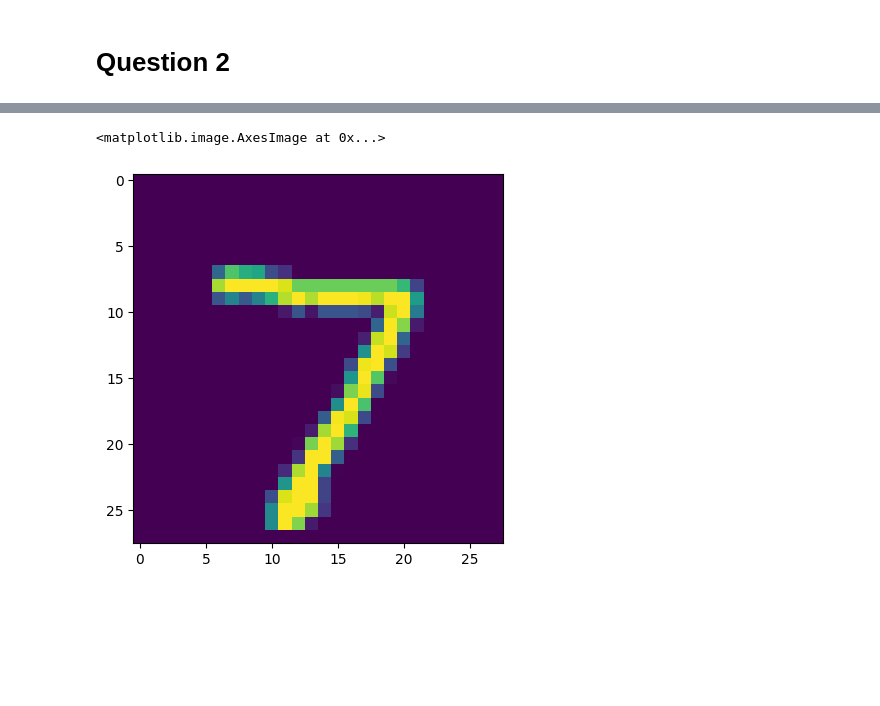
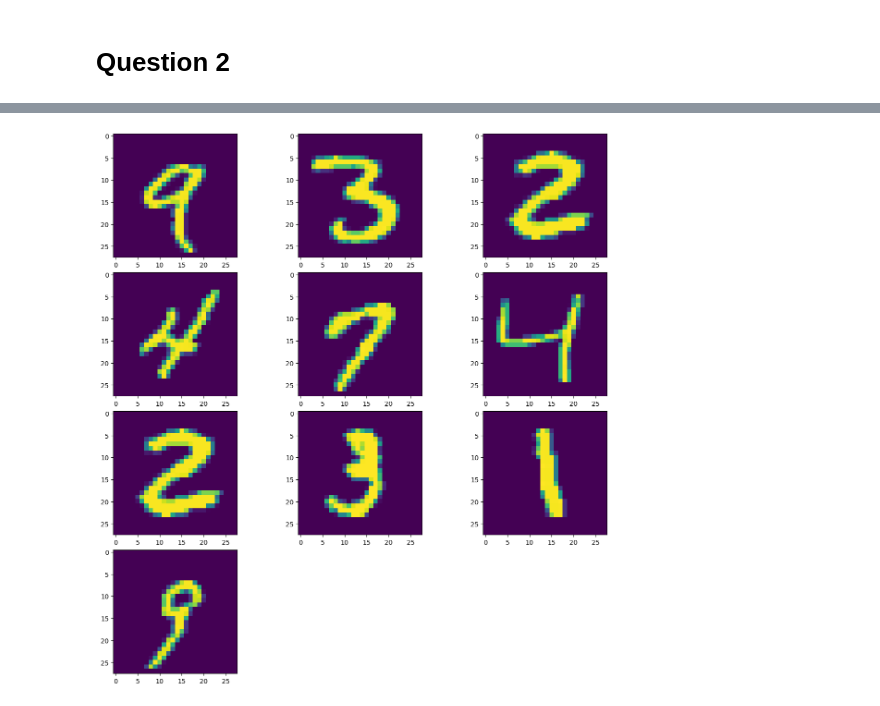
Before and after one commit to thanasisxan/AI-101-Machine-Learning, a Jupyter notebook: Exercise-5/knn-mnist.ipynb, the cells around one changed output, grey strips where cells are left out. Saved outputs shown, nothing was run; the diff lists cells and outputs as text; code cells hidden in the pictures; blank space fills up the shorter version.

```diff
--- a/Exercise-5/knn-mnist.ipynb
+++ b/Exercise-5/knn-mnist.ipynb
@@ -38,5 +11,21 @@ plt.imshow(chosen_number)
-# %%
-plt.imshow(x_test[0])
-# %% [output]
-<matplotlib.image.AxesImage at 0x...>
-[figure, removed]
+# %%
+n_it = 10
+cols_per_row = 3
+n_rows = 4
+width_per_plot = 4
+height_per_plot = 3
+fig, axs = plt.subplots(n_rows, cols_per_row, figsize=(width_per_plot * cols_per_row, height_per_plot * n_rows),
+                        constrained_layout=True)
+
+rand_indexes = np.random.randint(0, x_train.shape[1], n_it)
+for i, r in zip(range(n_it), rand_indexes):
+    axis_indexes = np.unravel_index(i, axs.shape)  # subplot index for column
+    ax = axs[axis_indexes]
+    ax.imshow(x_train[r])
+
+# hide empty plots (4x3 grid)
+for i in range(n_it, n_rows * cols_per_row):
+    axis_indexes = np.unravel_index(i, axs.shape)
+    axs[axis_indexes].set_visible(False)
+# %% [output]
+[figure, added]
```
Also changed, not shown: parts of 3 cells of this notebook.
